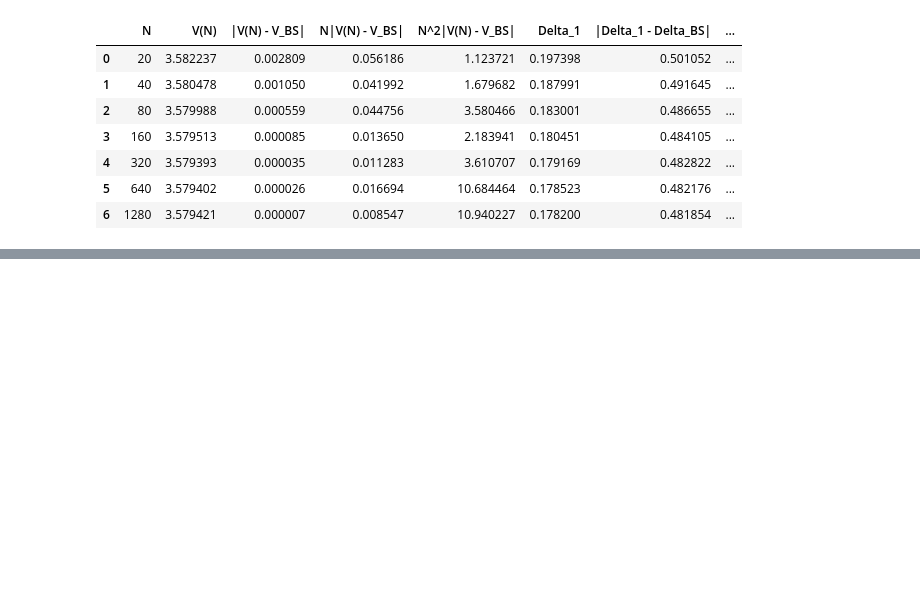
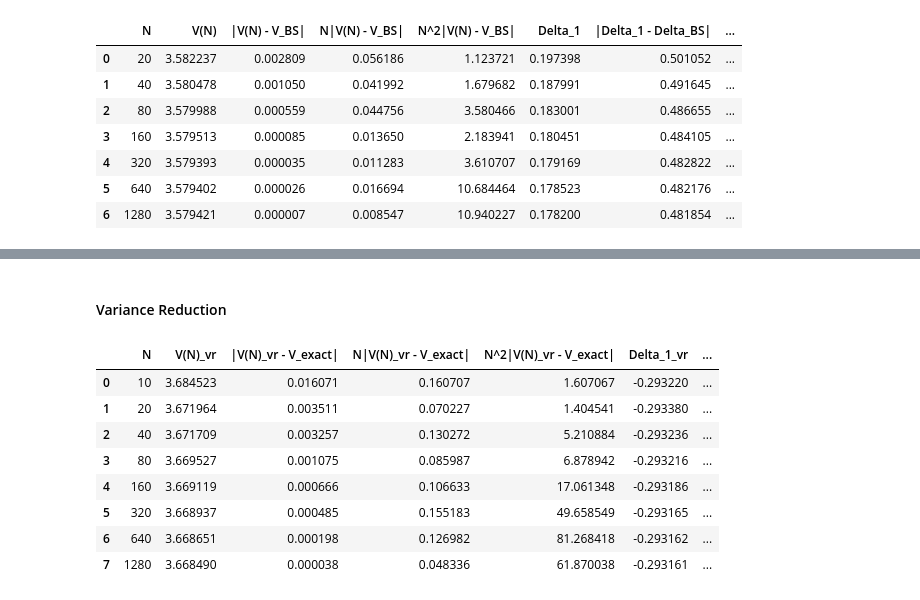
Before and after one commit to karaniitmadras/MTH9821-numerical-method-for-financial-engineering, a Jupyter notebook: HW3/MTH9821_HW3_NUM1.ipynb, the cells around one changed output, grey strips where cells are left out. Saved outputs shown, nothing was run; the diff lists cells and outputs as text; code cells hidden in the pictures; blank space fills up the shorter version.

```diff
--- a/HW3/MTH9821_HW3_NUM1.ipynb
+++ b/HW3/MTH9821_HW3_NUM1.ipynb
@@ -899,0 +1025,42 @@ with pd.ExcelWriter('binomial_tree_methods_for_european_options.xlsx', engine='o
+# %%
+def VR_am(am_res, EP_value, EP_delta, EP_gamma, EP_theta, v_BS, delta_BS, gamma_BS, theta_BS):
+    AM_vr = np.empty(len(N))
+    AM_approximation_error_vr = np.empty(len(N))
+    AM_linear_approximation_error_vr = np.empty(len(N))
+    AM_quadratic_approximation_error_vr = np.empty(len(N))
+
+    AM_delta_vr = np.empty(len(N))
+    AM_delta_error_vr = np.empty(len(N))
+    AM_gamma_vr = np.empty(len(N))
+    AM_gamma_error_vr = np.empty(len(N))
+    AM_theta_vr = np.empty(len(N))
+    AM_theta_error_vr = np.empty(len(N))
+
+    for i in range(len(N)):
+        AM_vr[i] = am_res["V(N)"][i] - approximation_error_true(EP_value[i], v_BS)
+        AM_approximation_error_vr[i] = approximation_error(AM_vr[i], V_exact)
+        AM_linear_approximation_error_vr[i] = linear_approximation_error(AM_vr[i], V_exact, N[i])
+        AM_quadratic_approximation_error_vr[i] = quadratic_approximation_error(AM_vr[i], V_exact, N[i])
+
+        AM_delta_vr[i] = am_res["Delta_1"][i] - approximation_error_true(EP_delta[i], delta_BS)
+        AM_delta_error_vr[i] = approximation_error(AM_delta_vr[i], Delta_exact)
+        AM_gamma_vr[i] = am_res["Gamma_1"][i] - approximation_error_true(EP_gamma[i], gamma_BS)
+        AM_gamma_error_vr[i] = approximation_error(AM_gamma_vr[i], Gamma_exact)
+        AM_theta_vr[i] = am_res["Theta_1"][i] - approximation_error_true(EP_theta[i], theta_BS)
+        AM_theta_error_vr[i] = approximation_error(AM_theta_vr[i], Theta_exact)
+
+    res_Am_vr = pd.DataFrame({
+        "N": N,
+        "V(N)_vr": AM_vr,
+        "|V(N)_vr - V_exact|": AM_approximation_error_vr,
+        "N|V(N)_vr - V_exact|": AM_linear_approximation_error_vr,
+        "N^2|V(N)_vr - V_exact|": AM_quadratic_approximation_error_vr,
+        "Delta_1_vr": AM_delta_vr,
+        "|Delta_1_vr - Delta_exact|": AM_delta_error_vr,
+        "Gamma_1_vr": AM_gamma_vr,
+        "|Gamma_1_vr - Gamma_exact|":AM_gamma_error_vr,
+        "Theta_1_vr": AM_theta_vr,
+        "|Theta_1_vr - Theta_exact|": AM_theta_error_vr,
+    })
+
+    return res_Am_vr
@@ -899,0 +1162,15 @@ with pd.ExcelWriter('binomial_tree_methods_for_european_options.xlsx', engine='o
+# %% [markdown]
+#### Variance Reduction
+# %%
+average_binomial_tree_res_Am_vr = VR_am(average_binomial_tree_res_Am, EP_ABT, EP_ABT_delta, EP_ABT_gamma, EP_ABT_theta, V_BS, Delta_BS, Gamma_BS, Theta_BS)
+average_binomial_tree_res_Am_vr
+# %% [output]
+|  | N | V(N)_vr | |V(N)_vr - V_exact| | N|V(N)_vr - V_exact| | N^2|V(N)_vr - V_exact| | Delta_1_vr | ... |
+| 0 | 10 | 3.684523 | 0.016071 | 0.160707 | 1.607067 | -0.293220 | ... |
+| 1 | 20 | 3.671964 | 0.003511 | 0.070227 | 1.404541 | -0.293380 | ... |
+| 2 | 40 | 3.671709 | 0.003257 | 0.130272 | 5.210884 | -0.293236 | ... |
+| 3 | 80 | 3.669527 | 0.001075 | 0.085987 | 6.878942 | -0.293216 | ... |
+| 4 | 160 | 3.669119 | 0.000666 | 0.106633 | 17.061348 | -0.293186 | ... |
+| 5 | 320 | 3.668937 | 0.000485 | 0.155183 | 49.658549 | -0.293165 | ... |
+| 6 | 640 | 3.668651 | 0.000198 | 0.126982 | 81.268418 | -0.293162 | ... |
+| 7 | 1280 | 3.668490 | 0.000038 | 0.048336 | 61.870038 | -0.293161 | ... |
```
Also changed, not shown: parts of 19 cells of this notebook.
